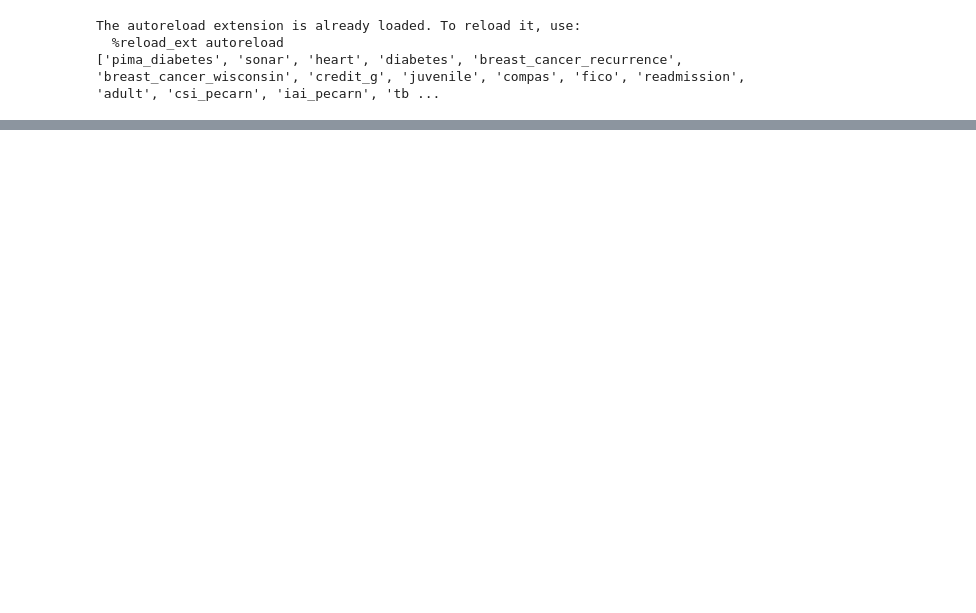
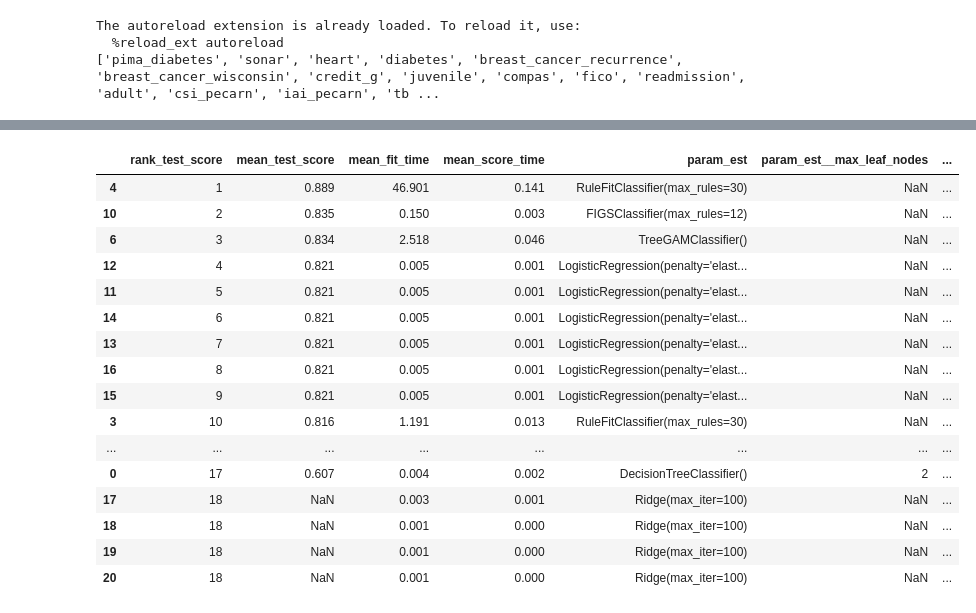
Before and after one commit to Gish-Sky/Apple_Data_Analysis, a Jupyter notebook: imodels_automl.ipynb, the cells around one changed output, grey strips where cells are left out. Cells and saved outputs as stored; diff of their text form; code cells hidden in the pictures; blank space fills up the shorter version.

```diff
--- a/imodels_automl.ipynb
+++ b/imodels_automl.ipynb
@@ -63,0 +68,25 @@ Traceback (most recent call last):
+# %%
+df = pd.DataFrame(m.est_.cv_results_).sort_values("rank_test_score")
+first_cols = ["rank_test_score", "mean_test_score", "std_test_score"]
+df = df[first_cols + [c for c in df.columns if c not in first_cols]].round(3)
+# remove std_ cols
+df = df[[c for c in df.columns if "std_" not in c]]
+df
+# %% [output]
+|  | rank_test_score | mean_test_score | mean_fit_time | mean_score_time | param_est | param_est__max_leaf_nodes | ... |
+| 4 | 1 | 0.889 | 46.901 | 0.141 | RuleFitClassifier(max_rules=30) | NaN | ... |
+| 10 | 2 | 0.835 | 0.150 | 0.003 | FIGSClassifier(max_rules=12) | NaN | ... |
+| 6 | 3 | 0.834 | 2.518 | 0.046 | TreeGAMClassifier() | NaN | ... |
+| 12 | 4 | 0.821 | 0.005 | 0.001 | LogisticRegression(penalty='elast... | NaN | ... |
+| 11 | 5 | 0.821 | 0.005 | 0.001 | LogisticRegression(penalty='elast... | NaN | ... |
+| 14 | 6 | 0.821 | 0.005 | 0.001 | LogisticRegression(penalty='elast... | NaN | ... |
+| 13 | 7 | 0.821 | 0.005 | 0.001 | LogisticRegression(penalty='elast... | NaN | ... |
+| 16 | 8 | 0.821 | 0.005 | 0.001 | LogisticRegression(penalty='elast... | NaN | ... |
+| 15 | 9 | 0.821 | 0.005 | 0.001 | LogisticRegression(penalty='elast... | NaN | ... |
+| 3 | 10 | 0.816 | 1.191 | 0.013 | RuleFitClassifier(max_rules=30) | NaN | ... |
+| ... | ... | ... | ... | ... | ... | ... | ... |
+| 0 | 17 | 0.607 | 0.004 | 0.002 | DecisionTreeClassifier() | 2 | ... |
+| 17 | 18 | NaN | 0.003 | 0.001 | Ridge(max_iter=100) | NaN | ... |
+| 18 | 18 | NaN | 0.001 | 0.000 | Ridge(max_iter=100) | NaN | ... |
+| 19 | 18 | NaN | 0.001 | 0.000 | Ridge(max_iter=100) | NaN | ... |
+| 20 | 18 | NaN | 0.001 | 0.000 | Ridge(max_iter=100) | NaN | ... |
```
Also changed, not shown: parts of 8 cells of this notebook.
